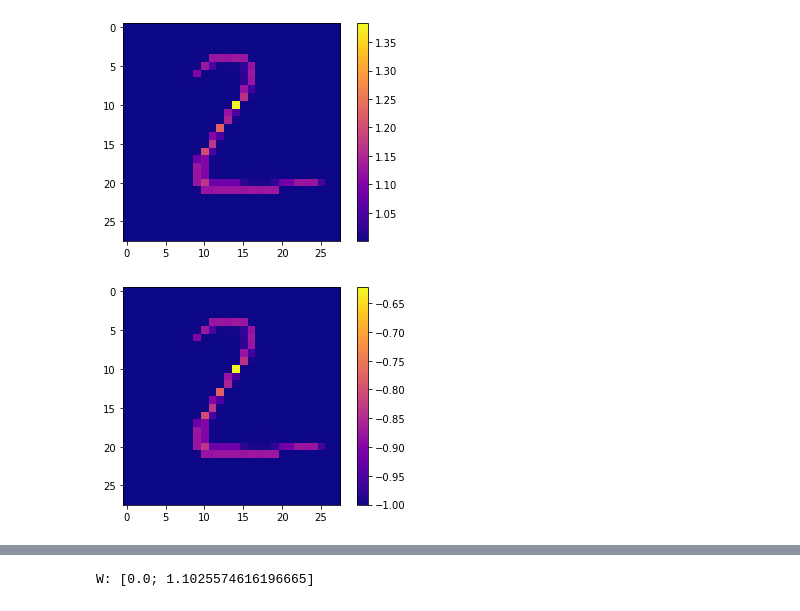
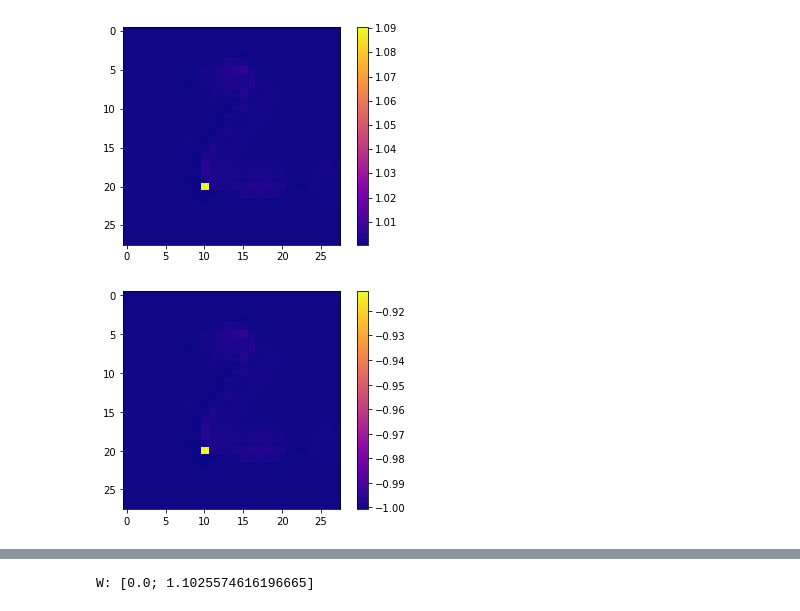
Before and after one commit to TheodoreAouad/MorphoNet, a Jupyter notebook: analysis/investigating_ranges.ipynb, the cells around one changed output, grey strips where cells are left out. Saved outputs shown, nothing was run; the diff lists cells and outputs as text; code cells hidden in the pictures.

```diff
--- a/investigating_ranges.ipynb
+++ b/analysis/investigating_ranges.ipynb
@@ -3,14 +20,14 @@ from structures import *
 # %%
-n_batches = len(os.listdir("out/mnist_lmorphnet_mse_erosion_diskaa2_0/vis/batches/"))
-with h5py.File(f"out/mnist_lmorphnet_mse_erosion_diskaa2_0/vis/batches/{n_batches - 1:06}.h5", "r") as file:
+n_batches = len(os.listdir(f"{out_path}/mnist_lmorphnet_mse_erosion_diskaa3_0/vis/batches/"))
+with h5py.File(f"{out_path}/mnist_lmorphnet_mse_erosion_diskaa3_0/vis/batches/{n_batches - 1:06}.h5", "r") as file:
     plt.imshow(file['layers/000_lm1/output'][()][1,0,:,:], cmap='plasma')
     plt.colorbar()
     plt.show()
     plt.imshow(file['layers/001_sb1/output'][()][1,0,:,:], cmap='plasma')
     plt.colorbar()
 # %% [output]
-[figure, old version]
+[figure, new version]
-[figure, old version]
+[figure, new version]
 # %%
 from mpl_toolkits.axes_grid1 import make_axes_locatable
 fig = plt.figure(figsize=(15, 10))
```
Also changed, not shown: parts of 10 cells of this notebook, 3 other files.
